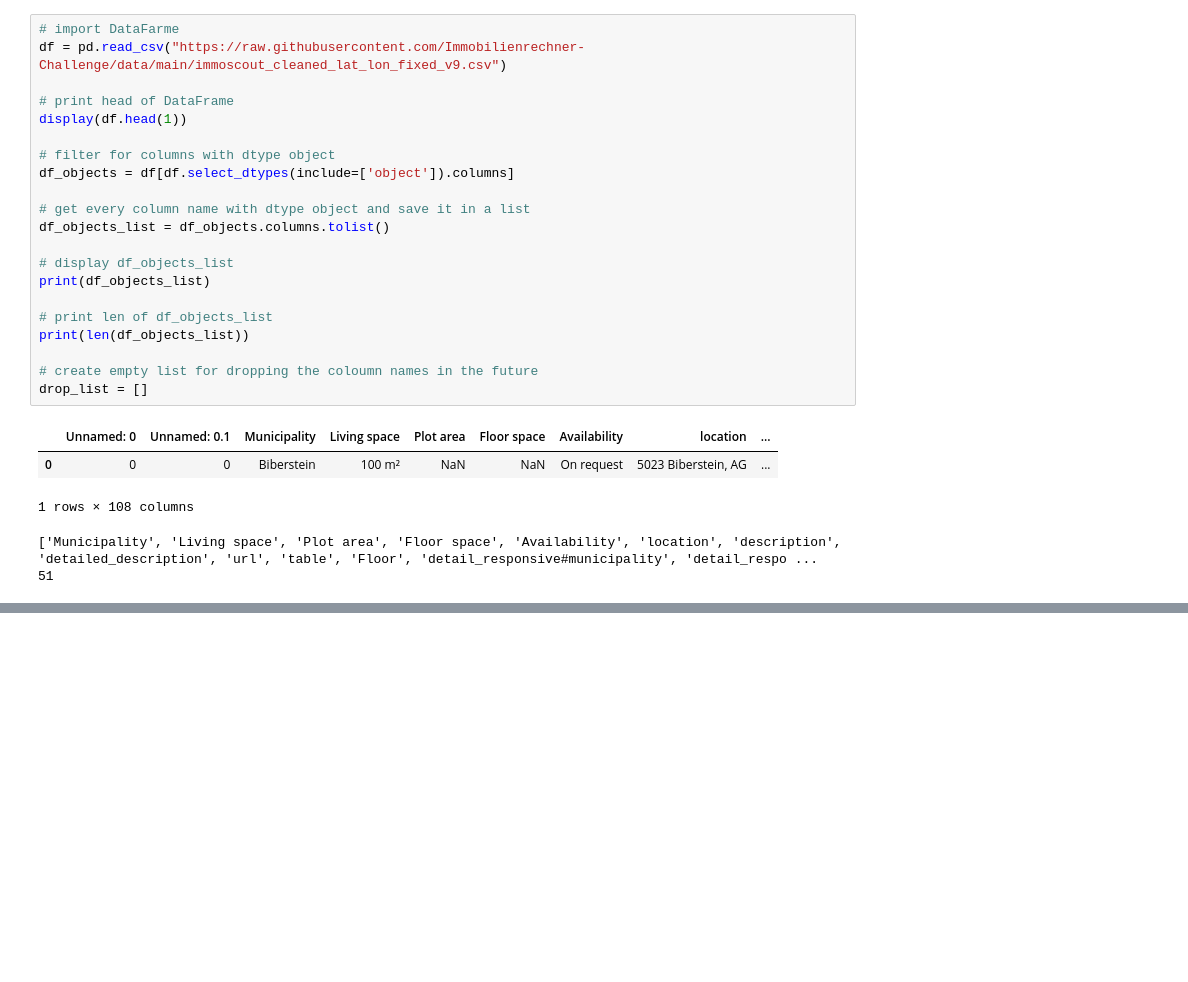
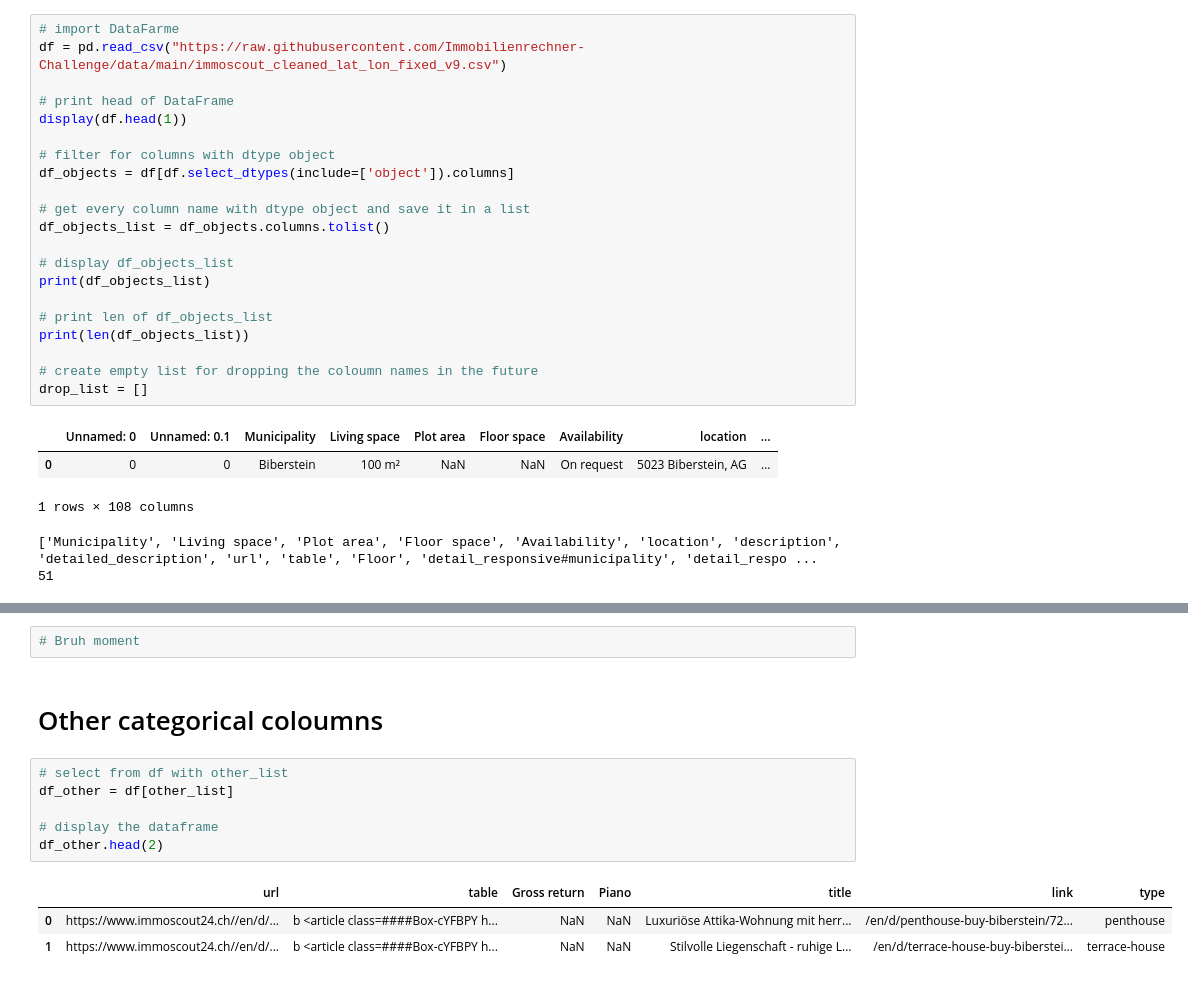
Before and after one commit to Immobilienrechner-Challenge/explorative-data-analysis, a Jupyter notebook: objects_availbility_eda.ipynb, the cells around one changed output, grey strips where cells are left out. Saved outputs shown, nothing was run; the diff lists cells and outputs as text; blank space fills up the shorter version.

```diff
--- a/objects_availbility_eda.ipynb
+++ b/objects_availbility_eda.ipynb
@@ -156,0 +192,14 @@ array(['On request,On request,On request',
+# %%
+# Bruh moment
+# %% [markdown]
+# Other categorical coloumns
+# %%
+# select from df with other_list
+df_other = df[other_list]
+
+# display the dataframe
+df_other.head(2)
+# %% [output]
+|  | url | table | Gross return | Piano | title | link | type |
+| 0 | https://www.immoscout24.ch//en/d/... | b <article class=####Box-cYFBPY h... | NaN | NaN | Luxuriöse Attika-Wohnung mit herr... | /en/d/penthouse-buy-biberstein/72... | penthouse |
+| 1 | https://www.immoscout24.ch//en/d/... | b <article class=####Box-cYFBPY h... | NaN | NaN | Stilvolle Liegenschaft - ruhige L... | /en/d/terrace-house-buy-biberstei... | terrace-house |
```
Also changed, not shown: parts of 15 cells of this notebook.
